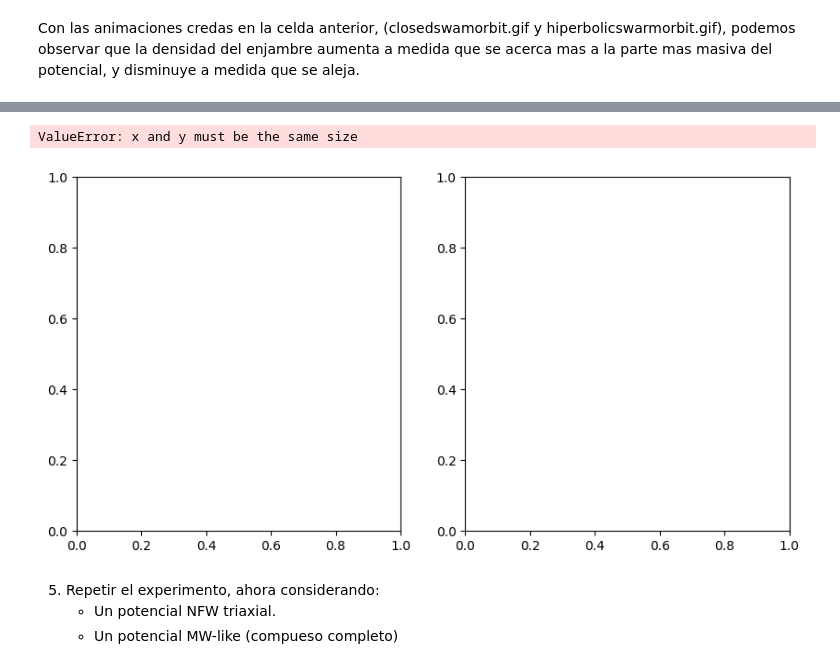
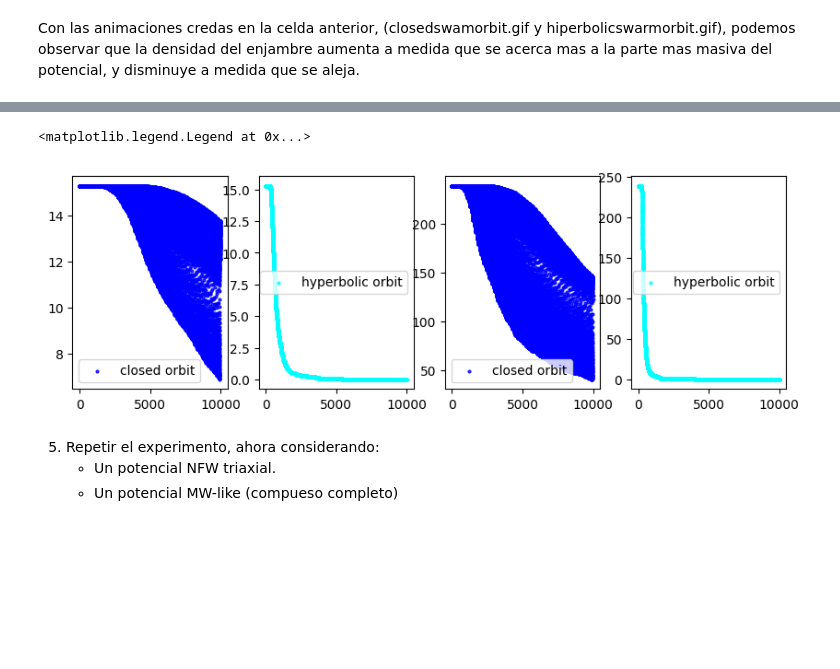
Before and after one commit to patito-mary/topicos, a Jupyter notebook: informfinal.ipynb, the cells around one changed output, grey strips where cells are left out. Saved outputs shown, nothing was run; the diff lists cells and outputs as text; code cells hidden in the pictures; blank space fills up the shorter version.

```diff
--- a/informfinal.ipynb
+++ b/informfinal.ipynb
@@ -926,17 +833,43 @@ for i in range(len(orbits_total_b.t)):
+# %%
+density25b = []
+density10b = []
+
+for i in range(len(orbits_total_b.t)):
+    difference = orbits_total_b.pos[i,:] - orbit_b.pos[i]
+    distance_25b = difference.norm()/(2.5*u.kpc)
+    distance_10b = difference.norm()/(1.0*u.kpc)
+
+    pos_25b = np.where(distance_25b<=1)[0]
+    pos_10b = np.where(distance_10b<=1)[0]
+
+    densitypoints_25b = distance_25b[pos_25b]
+    densitypoints_10b = distance_10b[pos_10b]
+
+    vol25b = (4/3) * np.pi * (2.5**3)
+    densitytotal_25b = len(densitypoints_25b) / vol25b
+    density25b.append(densitytotal_25b)
+
+    vol10b = (4/3) * np.pi * (1.0**3)
+    densitytotal_10b = len(densitypoints_10b) / vol10b
+    density10b.append(densitytotal_10b)
 # %%
-fig, ax = plt.subplots(1,4, figsize=(10,5))
+fig, ax = plt.subplots(1,4, figsize=(10,3))
 ax[0].scatter(orbits_total_a.t, density25, s=4,
               alpha=0.8, color='blue', label='closed orbit')
 ax[1].scatter(orbits_total_b.t, density25b, s=4,
               alpha=0.8, color='cyan', label='hyperbolic orbit' )
 
 ax[2].scatter(orbits_total_a.t, density10,
               s=4, alpha=0.8, color='blue', label='closed orbit')
 ax[3].scatter(orbits_total_b.t, density10b,
               s=4, alpha=0.8, color='cyan', label='hyperbolic orbit')
+ax[0].legend()
+ax[1].legend()
+ax[2].legend()
+ax[3].legend()
 # %% [output]
-ValueError: x and y must be the same size
+<matplotlib.legend.Legend at 0x...>
-[figure, old version]
+[figure, new version]
 # %% [markdown]
 5. Repetir el experimento, ahora considerando:
     - Un potencial NFW triaxial.
```
Also changed, not shown: parts of 10 cells of this notebook, 1 other file.
